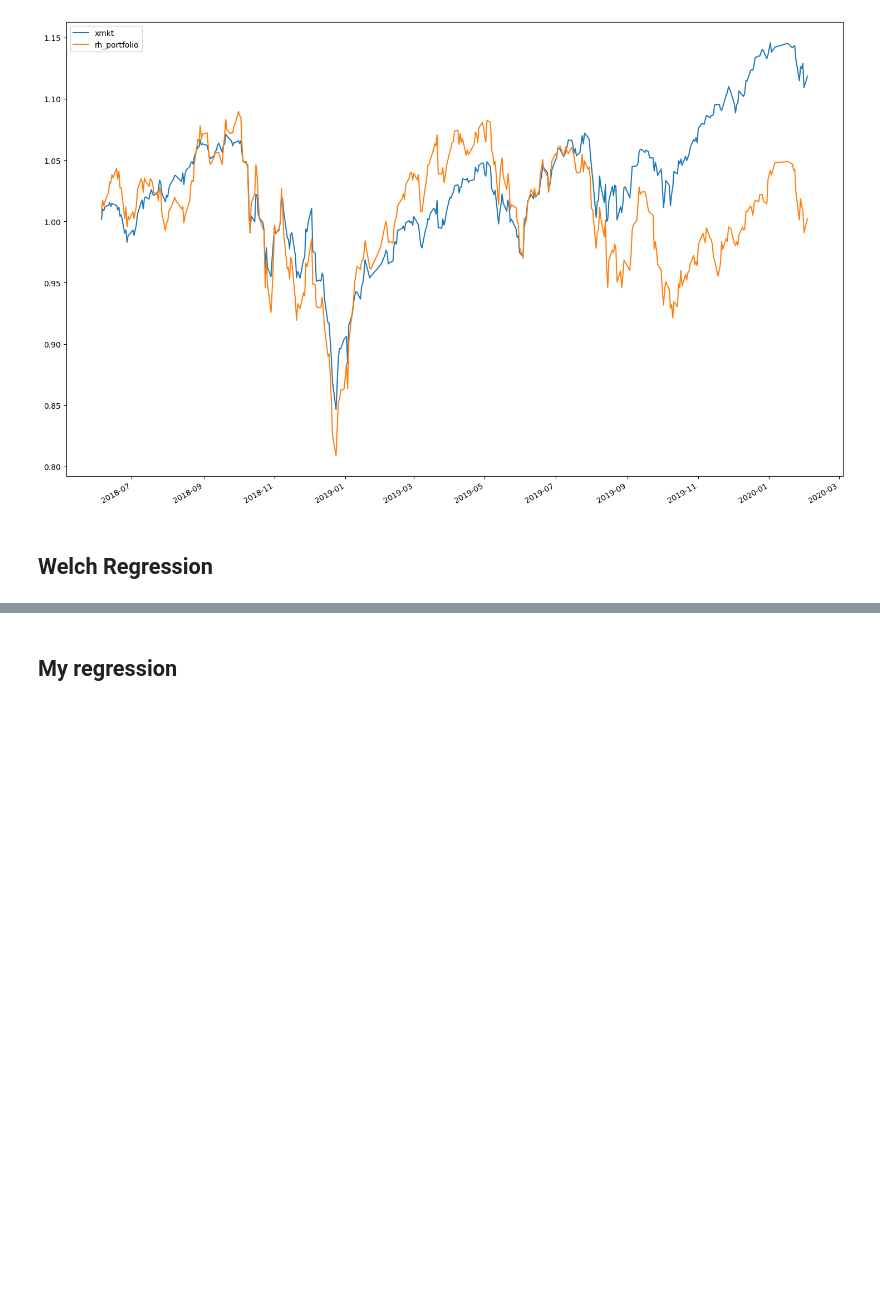
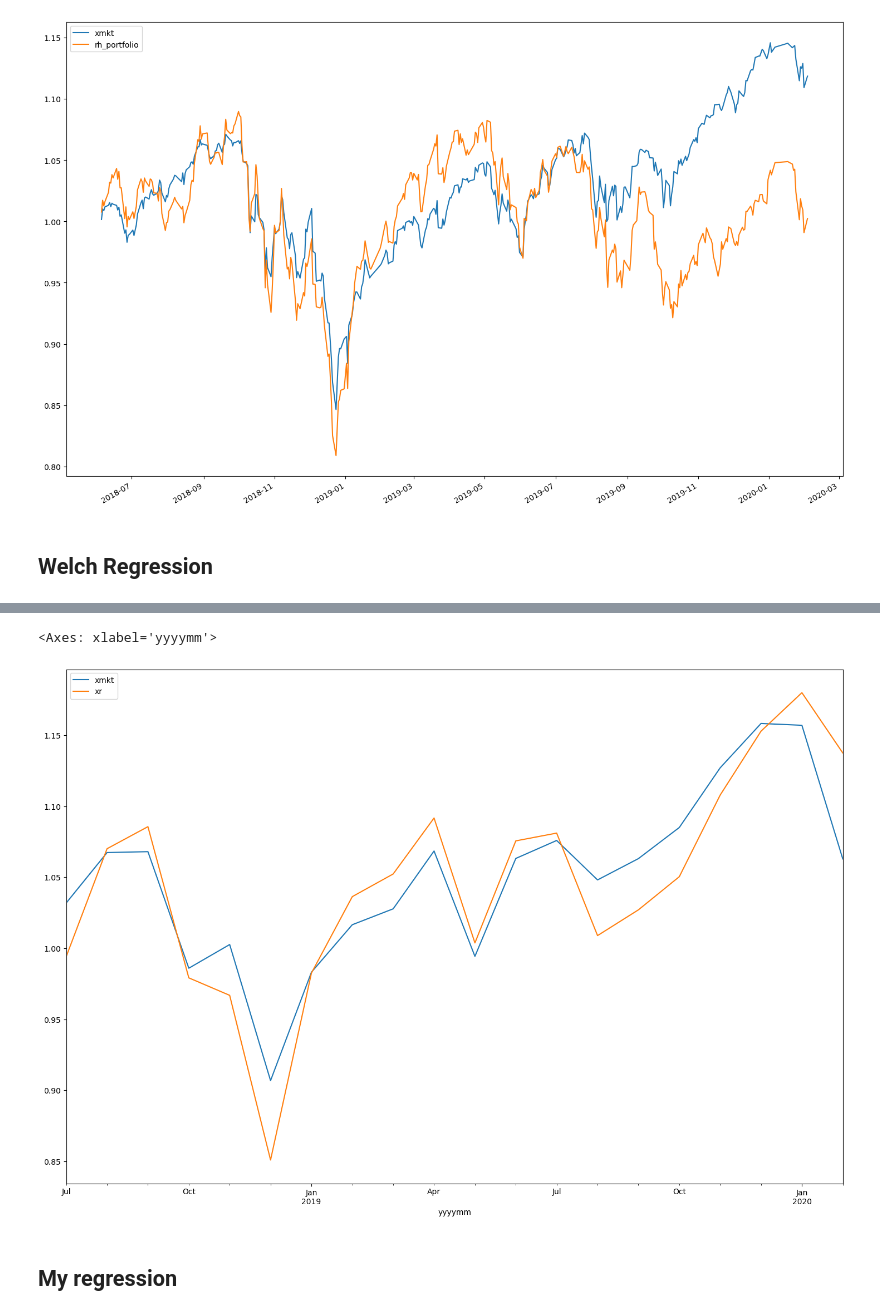
Before and after one commit to FedericoCortesi/Robinhood_data, a Jupyter notebook: notebooks/models/factor_models.ipynb, the cells around one changed output, grey strips where cells are left out. Saved outputs shown, nothing was run; the diff lists cells and outputs as text; code cells hidden in the pictures; blank space fills up the shorter version.

```diff
--- a/notebooks/models/factor_models.ipynb
+++ b/notebooks/models/factor_models.ipynb
@@ -276,6 +288,13 @@ Covariance Type:            nonrobust
 
 Notes:
 [1] Standard Errors assume that the covariance matrix of the errors is correctly specified.
+# %%
+df_plot = (welch_factors[["xmkt", "xr"]]/100+1)
+df_plot.index = pd.to_datetime(df_plot.index, format="%Y%m%d")
+df_plot.cumprod().plot(figsize=(18,12))
+# %% [output]
+<Axes: xlabel='yyyymm'>
+[figure, added]
 # %% [markdown]
 ## My regression
 # %%
```
Also changed, not shown: parts of 2 cells of this notebook, 7 other files.
